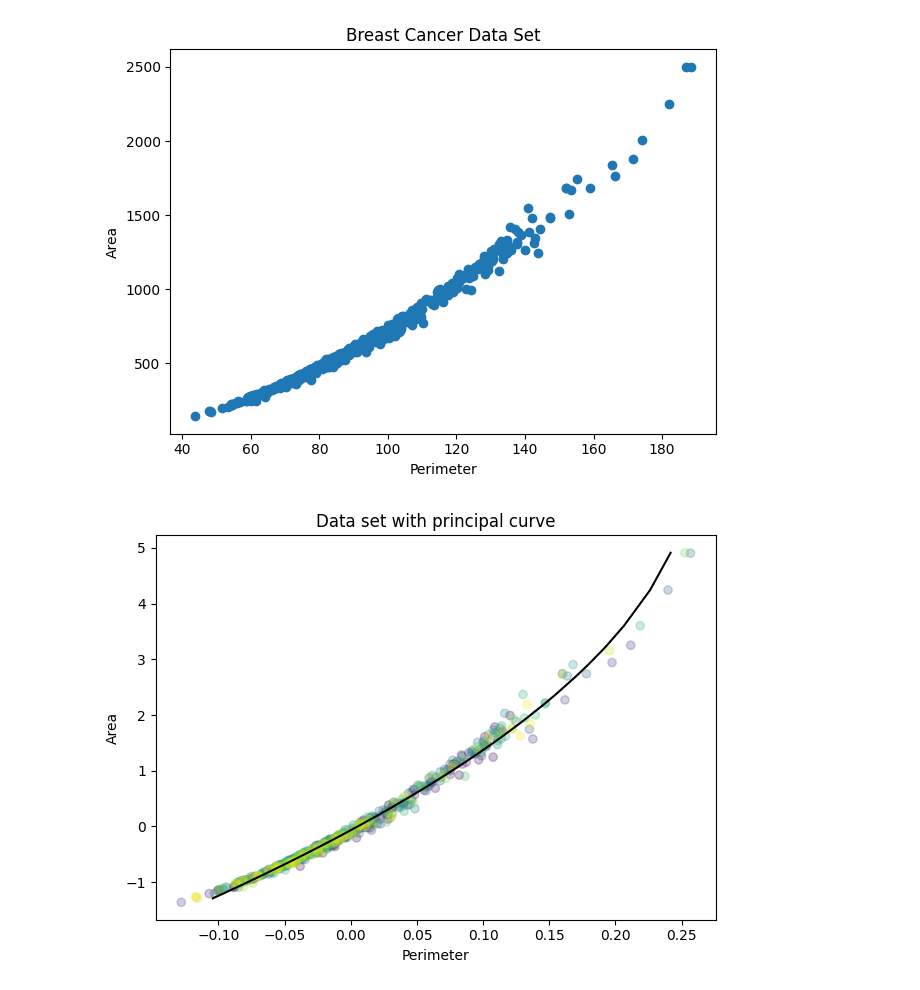
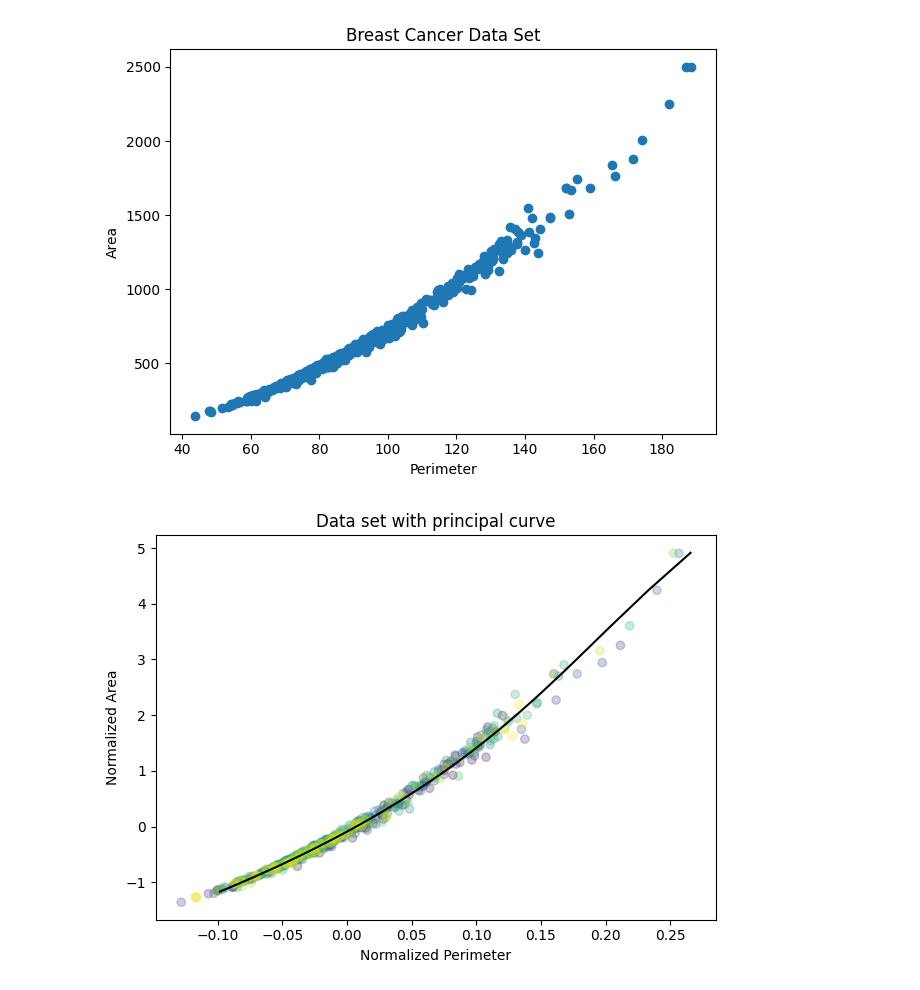
Before and after one commit to felipescoelho/compactacao-de-sinais, a Jupyter notebook: nlpca.ipynb, the cells around one changed output. Cells and saved outputs as stored; diff of their text form; code cells hidden in the pictures.

```diff
--- a/nlpca.ipynb
+++ b/nlpca.ipynb
@@ -132,16 +127,16 @@ fig2.tight_layout()
 # %%
 x_norm = (X - X.mean(axis=0))/X.std(ddof=0)
 idx = np.arange(0, len(x_norm))
-p = PrincipalCurve(k=2)
-p.fit(x_norm)
+p = PrincipalCurve(k=3)
+p.fit(x_norm, max_iter=40, tol=1e-6)
 
 fig3 = plt.figure()
 ax0 = fig3.add_subplot(111)
 ax0.scatter(x_norm[:, 0], x_norm[:, 1], alpha=.25, c=idx)
 ax0.plot(p.p[:, 0], p.p[:, 1], c='k')
-ax0.set_xlabel('Perimeter')
-ax0.set_ylabel('Area')
+ax0.set_xlabel('Normalized Perimeter')
+ax0.set_ylabel('Normalized Area')
 ax0.set_title('Data set with principal curve')
 fig3.tight_layout()
 # %% [output]
-[figure, old version]
+[figure, new version]
```
Also changed, not shown: parts of 2 cells of this notebook, 2 other files.
